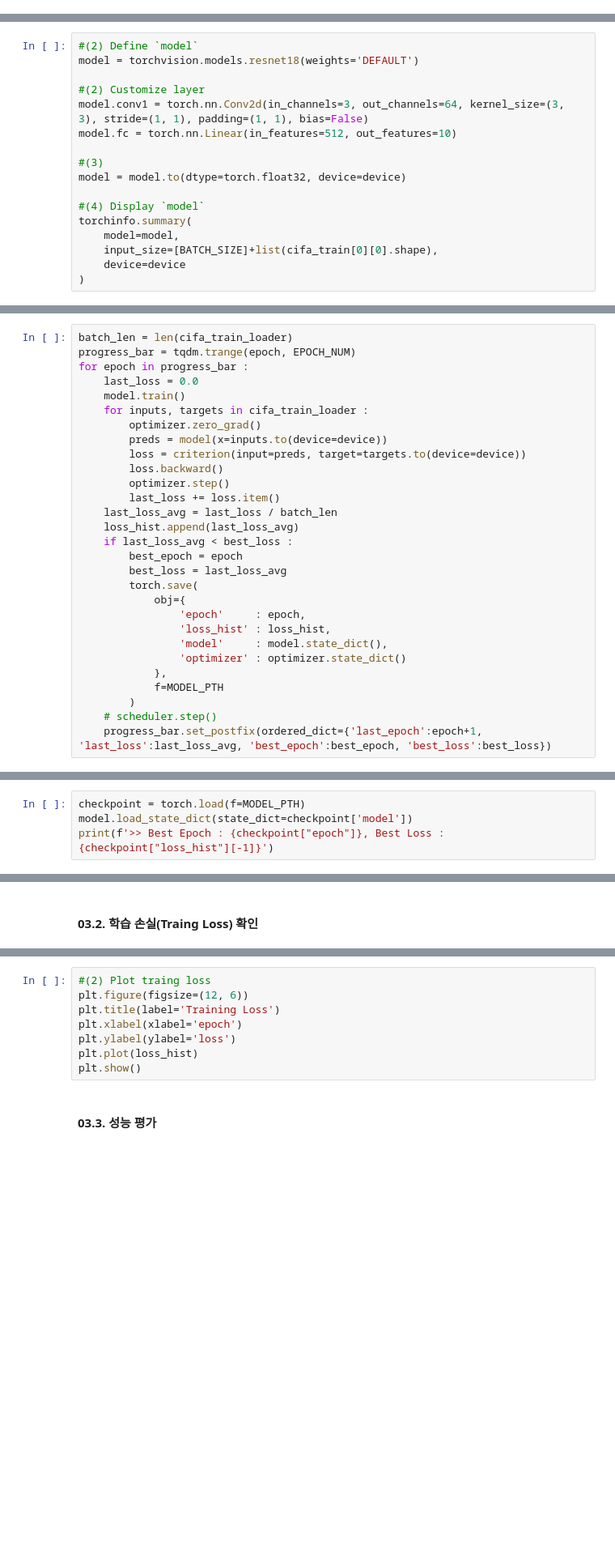
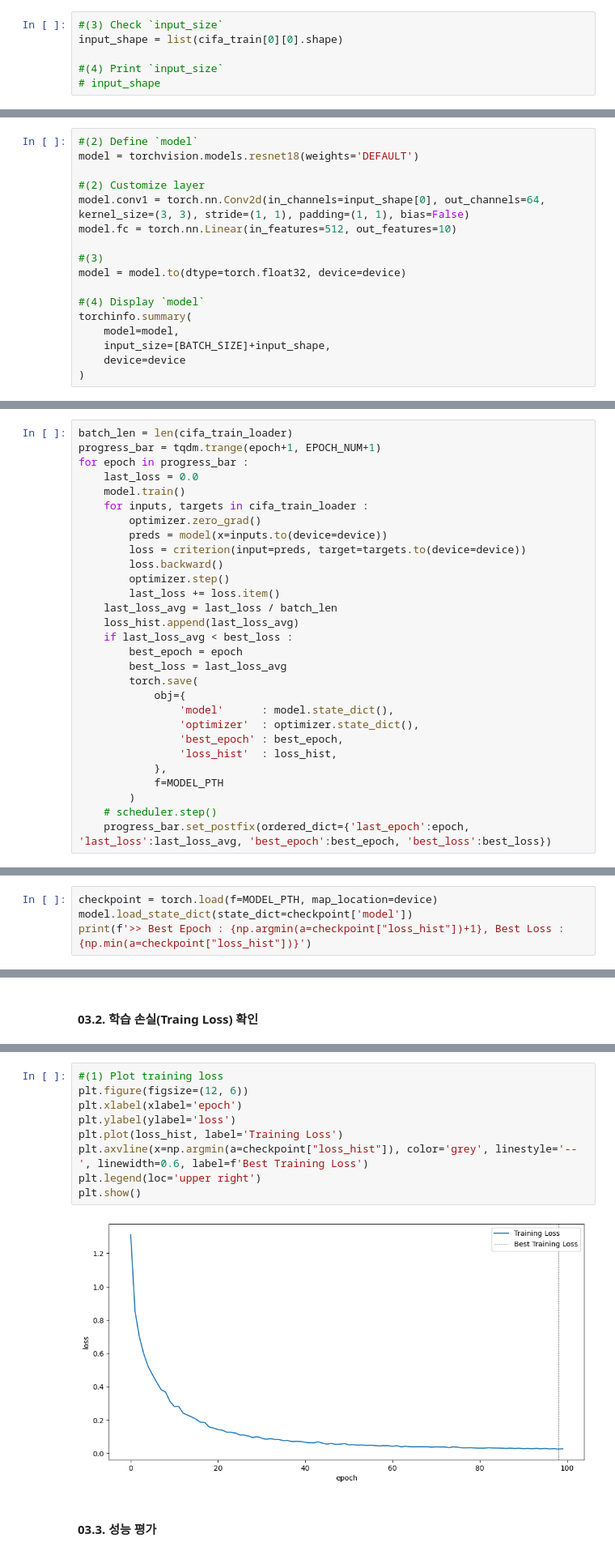
Before and after one commit to sang-he0n/DEEP_LEARNING-practice, a Jupyter notebook: script/CH05. _/05.1. Transfer Learning.ipynb, the cells around one changed output, grey strips where cells are left out. Shown at 81% size. Saved outputs shown, nothing was run; the diff lists cells and outputs as text; blank space fills up the shorter version.

```diff
--- a/script/CH05. _/05.1. Transfer Learning.ipynb
+++ b/script/CH05. _/05.1. Transfer Learning.ipynb
@@ -100,0 +112,6 @@ cifa_test = torchvision.datasets.CIFAR10(root='../../data', train=False, downloa
+# %%
+#(3) Check `input_size`
+input_shape = list(cifa_train[0][0].shape)
+
+#(4) Print `input_size`
+# input_shape
@@ -114,7 +144,7 @@ cifa_test_loader = torch.utils.data.DataLoader(dataset=cifa_test, batch_size=BAT
 model = torchvision.models.resnet18(weights='DEFAULT')
 
 #(2) Customize layer
-model.conv1 = torch.nn.Conv2d(in_channels=3, out_channels=64, kernel_size=(3, 3), stride=(1, 1), padding=(1, 1), bias=False)
+model.conv1 = torch.nn.Conv2d(in_channels=input_shape[0], out_channels=64, kernel_size=(3, 3), stride=(1, 1), padding=(1, 1), bias=False)
 model.fc = torch.nn.Linear(in_features=512, out_features=10)
 
 #(3)
@@ -123,7 +153,7 @@ model = model.to(dtype=torch.float32, device=device)
 #(4) Display `model`
 torchinfo.summary(
     model=model,
-    input_size=[BATCH_SIZE]+list(cifa_train[0][0].shape),
+    input_size=[BATCH_SIZE]+input_shape,
     device=device
 )
 # %% [output]
@@ -187,6 +217,6 @@ print(f">> Epoch={epoch}, Train Loss={best_loss}")
 # %%
 batch_len = len(cifa_train_loader)
-progress_bar = tqdm.trange(epoch, EPOCH_NUM)
+progress_bar = tqdm.trange(epoch+1, EPOCH_NUM+1)
 for epoch in progress_bar :
     last_loss = 0.0
     model.train()
@@ -204,15 +234,15 @@ for epoch in progress_bar :
         best_loss = last_loss_avg
         torch.save(
             obj={
-                'epoch'     : epoch,
-                'loss_hist' : loss_hist,
-                'model'     : model.state_dict(),
-                'optimizer' : optimizer.state_dict()
+                'model'      : model.state_dict(),
+                'optimizer'  : optimizer.state_dict(),
+                'best_epoch' : best_epoch,
+                'loss_hist'  : loss_hist,
             },
             f=MODEL_PTH
         )
     # scheduler.step()
-    progress_bar.set_postfix(ordered_dict={'last_epoch':epoch+1, 'last_loss':last_loss_avg, 'best_epoch':best_epoch, 'best_loss':best_loss})
+    progress_bar.set_postfix(ordered_dict={'last_epoch':epoch, 'last_loss':last_loss_avg, 'best_epoch':best_epoch, 'best_loss':best_loss})
 # %% [markdown]
 <b></b>
 # %% [markdown]
@@ -220,6 +250,6 @@ for epoch in progress_bar :
 # %% [markdown]
 #### 03.1. **최적 성능 모델 로드**
 # %%
-checkpoint = torch.load(f=MODEL_PTH)
+checkpoint = torch.load(f=MODEL_PTH, map_location=device)
 model.load_state_dict(state_dict=checkpoint['model'])
-print(f'>> Best Epoch : {checkpoint["epoch"]}, Best Loss : {checkpoint["loss_hist"][-1]}')
+print(f'>> Best Epoch : {np.argmin(a=checkpoint["loss_hist"])+1}, Best Loss : {np.min(a=checkpoint["loss_hist"])}')
@@ -231,11 +269,14 @@ compute_metrics(model=model, loader=cifa_train_loader)
 # %%
-#(2) Plot traing loss
+#(1) Plot training loss
 plt.figure(figsize=(12, 6))
-plt.title(label='Training Loss')
 plt.xlabel(xlabel='epoch')
 plt.ylabel(ylabel='loss')
-plt.plot(loss_hist)
+plt.plot(loss_hist, label='Training Loss')
+plt.axvline(x=np.argmin(a=checkpoint["loss_hist"]), color='grey', linestyle='--', linewidth=0.6, label=f'Best Training Loss')
+plt.legend(loc='upper right')
 plt.show()
+# %% [output]
+[figure, added]
 # %% [markdown]
 #### 03.3. **성능 평가**
 # %%
```
Also changed, not shown: parts of 15 cells of this notebook, 10 other files.
